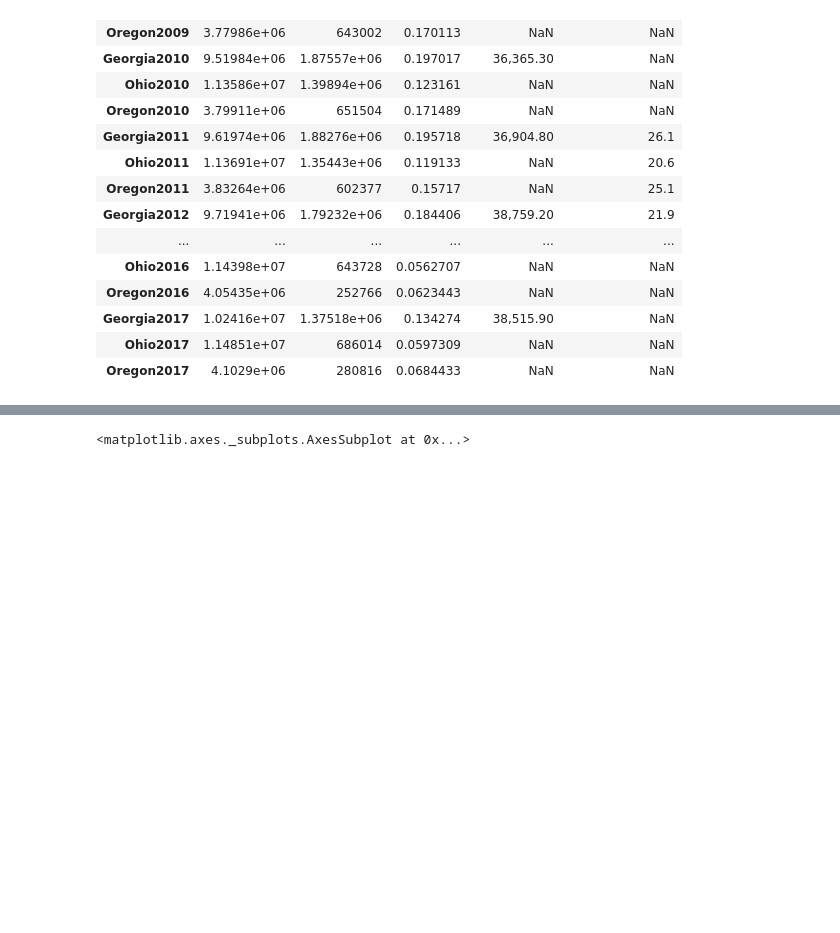
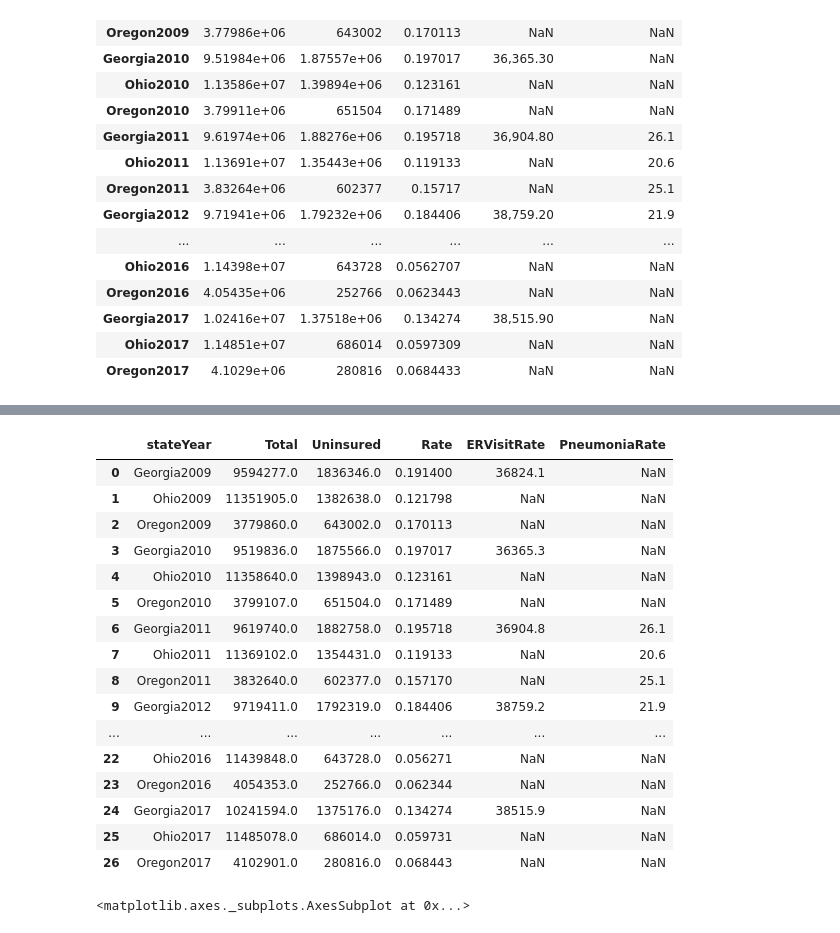
Before and after one commit to ghteds/etlProject, a Jupyter notebook: code/firstCombinedDSWork.ipynb, the cells around one changed output, grey strips where cells are left out. Drawn from its saved outputs; the diff is of its cells as text; code cells hidden in the pictures; blank space fills up the shorter version.

```diff
--- a/code/firstCombinedDSWork.ipynb
+++ b/code/firstCombinedDSWork.ipynb
@@ -375,0 +463,3 @@ from matplotlib import pyplot as plt
+# %%
+#after resetting index, needed to rename 'index' to 'stateYear'
+stateSummaryDfT.rename(columns={'index':'stateYear'}, inplace=True)
@@ -375,0 +476,33 @@ from matplotlib import pyplot as plt
+# %%
+#error for ervisit column... try getting rid of commas first
+#stateSummaryDfT.columns = [col.replace(',', '') for col in stateSummaryDfT.columns]
+#stateSummaryDfT.replace(to_replace=',',value='',inplace=True)
+stateSummaryDfT['ERVisitRate'] = stateSummaryDfT['ERVisitRate'].str.replace(',', '')
+# %%
+#try to correct error InternalError: (pymysql.err.InternalError) (1366, "Incorrect decimal value: '' for column 'PneumoniaRate' at row 1")
+#convert pneorate to numeric
+#have to add the nan back so the df.to_sql will handle; after in db value is null
+stateSummaryDfT['PneumoniaRate']=pd.to_numeric(stateSummaryDfT['PneumoniaRate'])
+# %%
+#have to add the nan back so the df.to_sql will handle; after in db value is null
+stateSummaryDfT['ERVisitRate']=pd.to_numeric(stateSummaryDfT['ERVisitRate'])
+# %%
+stateSummaryDfT
+# %% [output]
+|  | stateYear | Total | Uninsured | Rate | ERVisitRate | PneumoniaRate |
+| 0 | Georgia2009 | 9594277.0 | 1836346.0 | 0.191400 | 36824.1 | NaN |
+| 1 | Ohio2009 | 11351905.0 | 1382638.0 | 0.121798 | NaN | NaN |
+| 2 | Oregon2009 | 3779860.0 | 643002.0 | 0.170113 | NaN | NaN |
+| 3 | Georgia2010 | 9519836.0 | 1875566.0 | 0.197017 | 36365.3 | NaN |
+| 4 | Ohio2010 | 11358640.0 | 1398943.0 | 0.123161 | NaN | NaN |
+| 5 | Oregon2010 | 3799107.0 | 651504.0 | 0.171489 | NaN | NaN |
+| 6 | Georgia2011 | 9619740.0 | 1882758.0 | 0.195718 | 36904.8 | 26.1 |
+| 7 | Ohio2011 | 11369102.0 | 1354431.0 | 0.119133 | NaN | 20.6 |
+| 8 | Oregon2011 | 3832640.0 | 602377.0 | 0.157170 | NaN | 25.1 |
+| 9 | Georgia2012 | 9719411.0 | 1792319.0 | 0.184406 | 38759.2 | 21.9 |
+| ... | ... | ... | ... | ... | ... | ... |
+| 22 | Ohio2016 | 11439848.0 | 643728.0 | 0.056271 | NaN | NaN |
+| 23 | Oregon2016 | 4054353.0 | 252766.0 | 0.062344 | NaN | NaN |
+| 24 | Georgia2017 | 10241594.0 | 1375176.0 | 0.134274 | 38515.9 | NaN |
+| 25 | Ohio2017 | 11485078.0 | 686014.0 | 0.059731 | NaN | NaN |
+| 26 | Oregon2017 | 4102901.0 | 280816.0 | 0.068443 | NaN | NaN |
```
Also changed, not shown: parts of 10 cells of this notebook, 1 other file.
